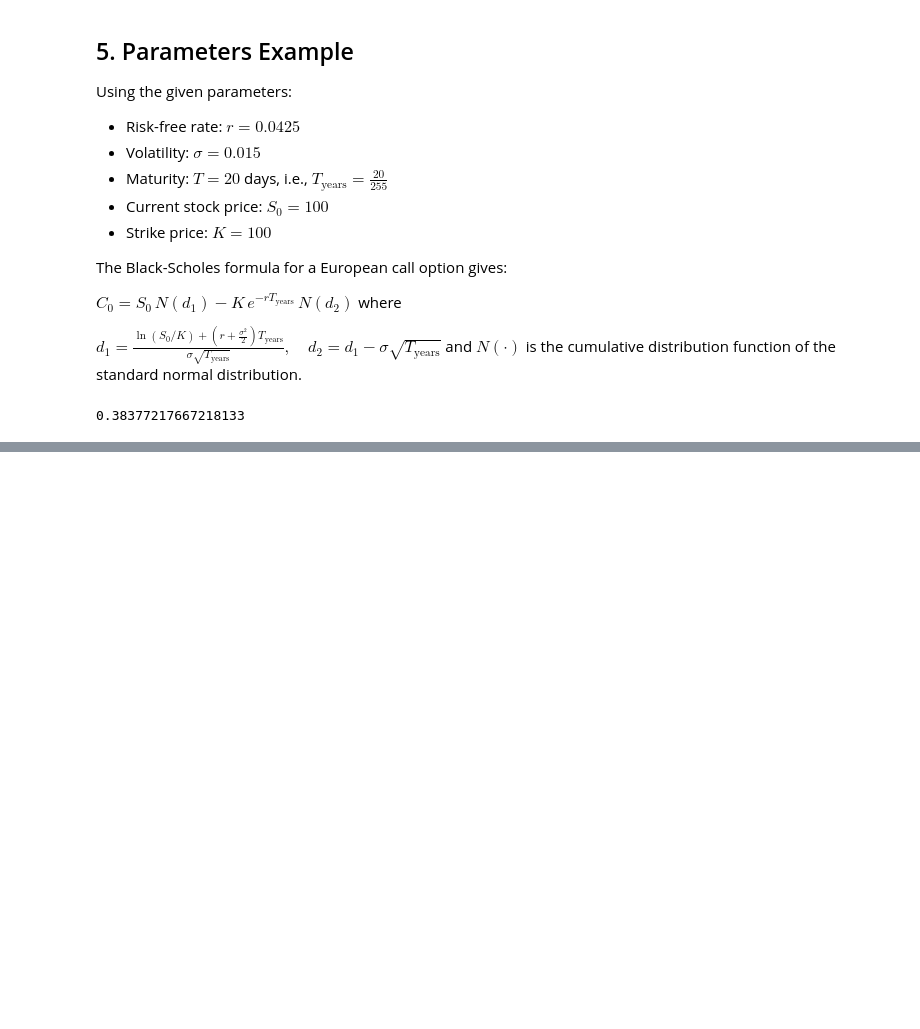
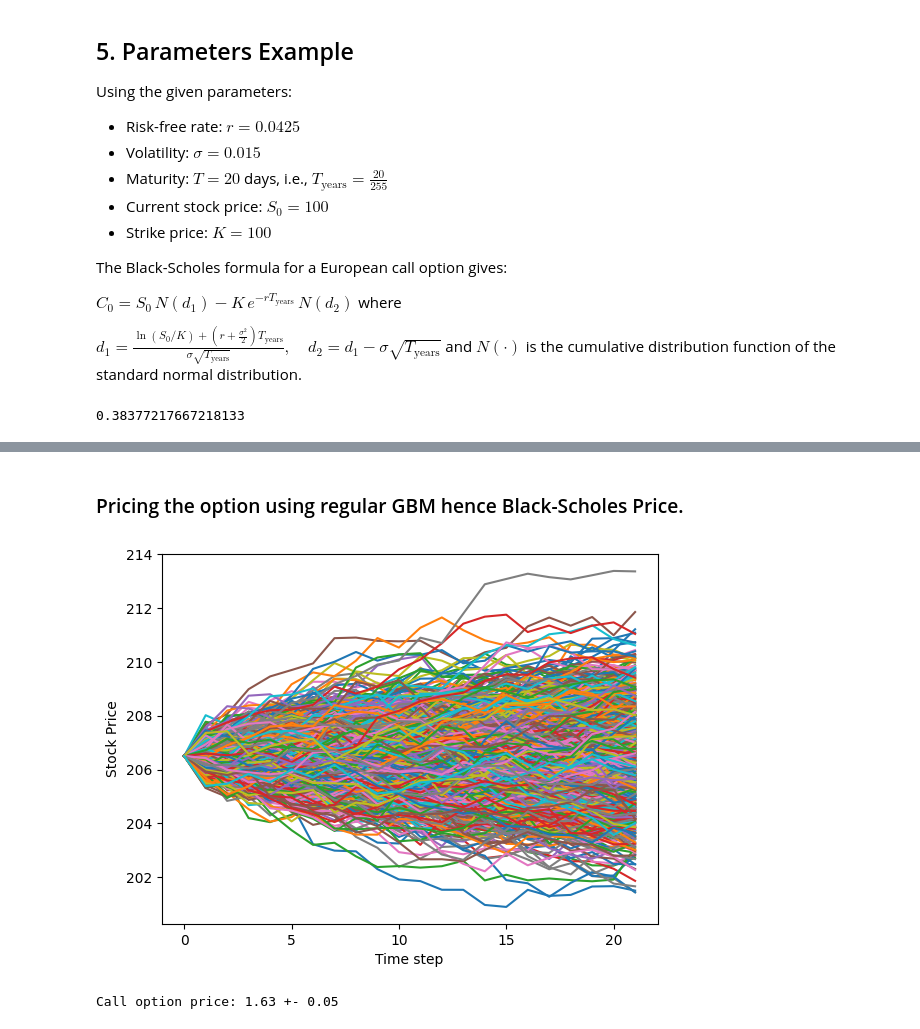
Before and after one commit to nathsten/Quantitative-Finance-Crashcourse, a Jupyter notebook: Option-pricing.ipynb, the cells around one changed output, grey strips where cells are left out. Saved outputs shown, nothing was run; the diff lists cells and outputs as text; code cells hidden in the pictures; blank space fills up the shorter version.

```diff
--- a/Option-pricing.ipynb
+++ b/Option-pricing.ipynb
@@ -300,0 +518,36 @@ $
+# %% [markdown]
+### Pricing the option using regular GBM hence Black-Scholes Price.
+# %%
+# Parameters
+r = 0.0425
+T = 21  # number of time steps
+N = 1000
+dt = 1/255
+t = np.arange(T+1)
+S_0 = S[-1]
+K=205
+
+mu = S[1:] / S[0:-1] - 1
+sd = np.std(mu, ddof=1)
+mu = np.mean(mu)
+
+w = np.random.normal(0, 1, size=(N, T))
+
+S_t = np.zeros((N,T+1))
+S_t[:,0] = S_0
+C_0 = np.zeros(N)
+
+for i in range(N):
+    S_t[i,1:] = S_0*np.exp(np.cumsum((mu - 0.5 * (sd**2))*dt + sd*np.sqrt(dt)*w[i,:]))
+    C_0[i] = np.exp(-r*T*dt)*max(S_t[i,T] - K, 0)
+
+for i in range(N):
+    plt.plot(t, S_t[i])
+plt.xlabel("Time step")
+plt.ylabel("Stock Price")
+plt.show()
+
+print(f"Call option price: {round(1/N*np.sum(C_0), 2)} +- {round(np.sqrt(1/(N-1)*np.var(C_0)), 2)}")
+# %% [output]
+[figure, added]
+Call option price: 1.63 +- 0.05
```
Also changed, not shown: parts of 5 cells of this notebook, 2 other files.
